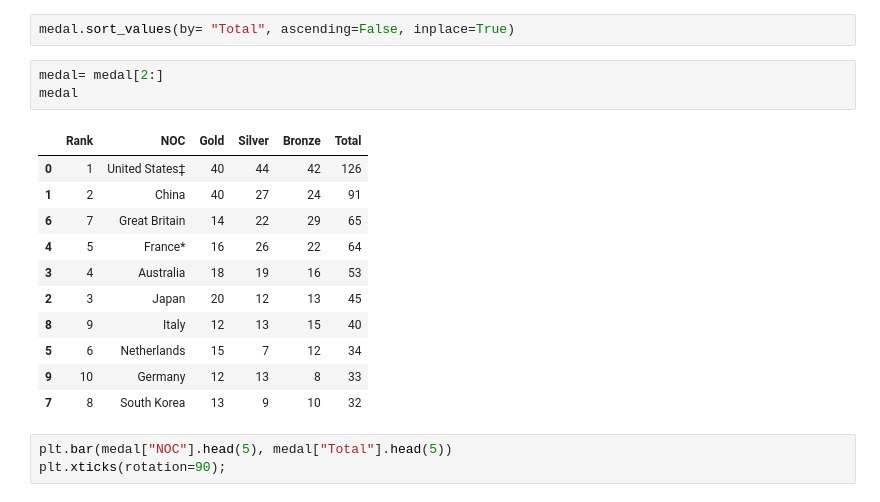
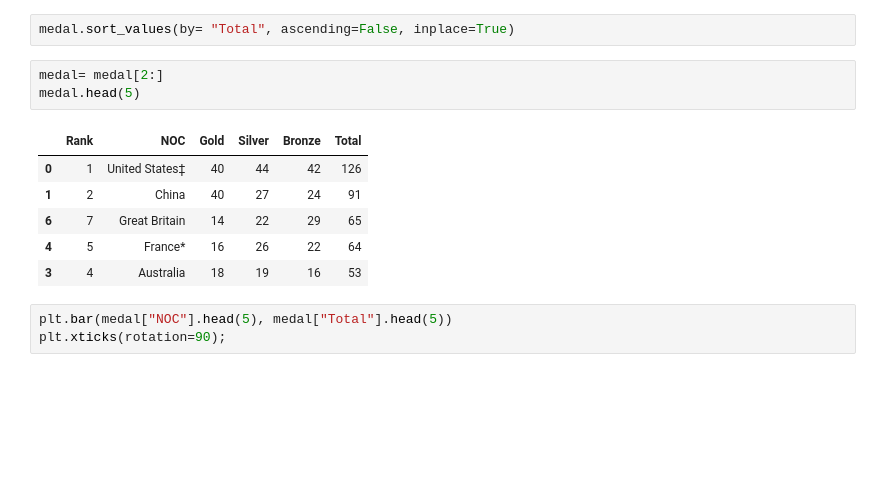
Before and after one commit to MiltonOberg/Fullstack_data_milton_osterberg, a Jupyter notebook: exercises/exercises_1.ipynb, the cells around one changed output. Cells and saved outputs as stored; diff of their text form; blank space fills up the shorter version.

```diff
--- a/exercises/exercises_1.ipynb
+++ b/exercises/exercises_1.ipynb
@@ -103,19 +181,14 @@ medal
 medal.sort_values(by= "Total", ascending=False, inplace=True)
 # %%
 medal= medal[2:]
-medal
+medal.head(5)
 # %% [output]
 |  | Rank | NOC | Gold | Silver | Bronze | Total |
 | 0 | 1 | United States‡ | 40 | 44 | 42 | 126 |
 | 1 | 2 | China | 40 | 27 | 24 | 91 |
 | 6 | 7 | Great Britain | 14 | 22 | 29 | 65 |
 | 4 | 5 | France* | 16 | 26 | 22 | 64 |
 | 3 | 4 | Australia | 18 | 19 | 16 | 53 |
-| 2 | 3 | Japan | 20 | 12 | 13 | 45 |
-| 8 | 9 | Italy | 12 | 13 | 15 | 40 |
-| 5 | 6 | Netherlands | 15 | 7 | 12 | 34 |
-| 9 | 10 | Germany | 12 | 13 | 8 | 33 |
-| 7 | 8 | South Korea | 13 | 9 | 10 | 32 |
 # %%
 plt.bar(medal["NOC"].head(5), medal["Total"].head(5))
 plt.xticks(rotation=90);
```
Also changed, not shown: parts of 29 cells of this notebook.
